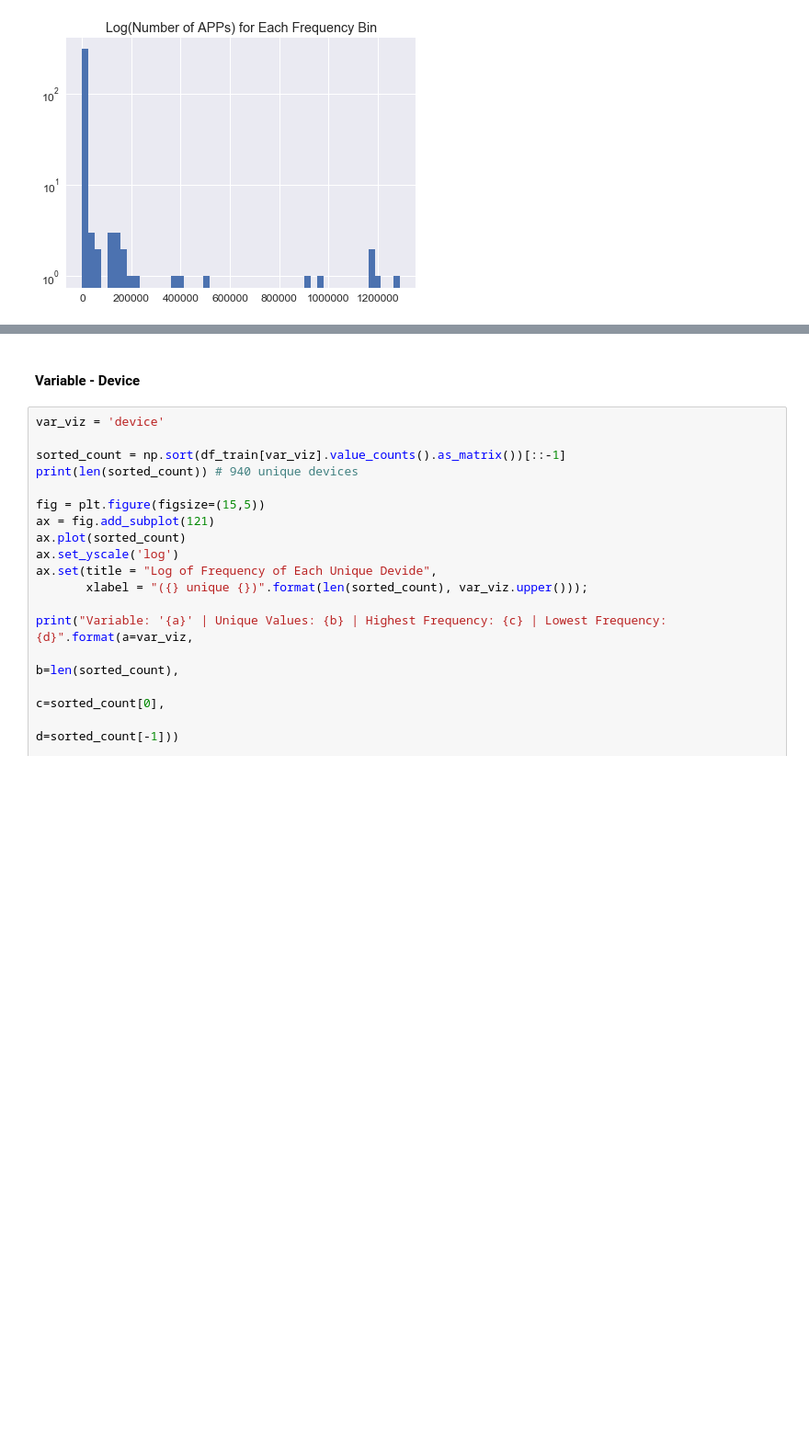
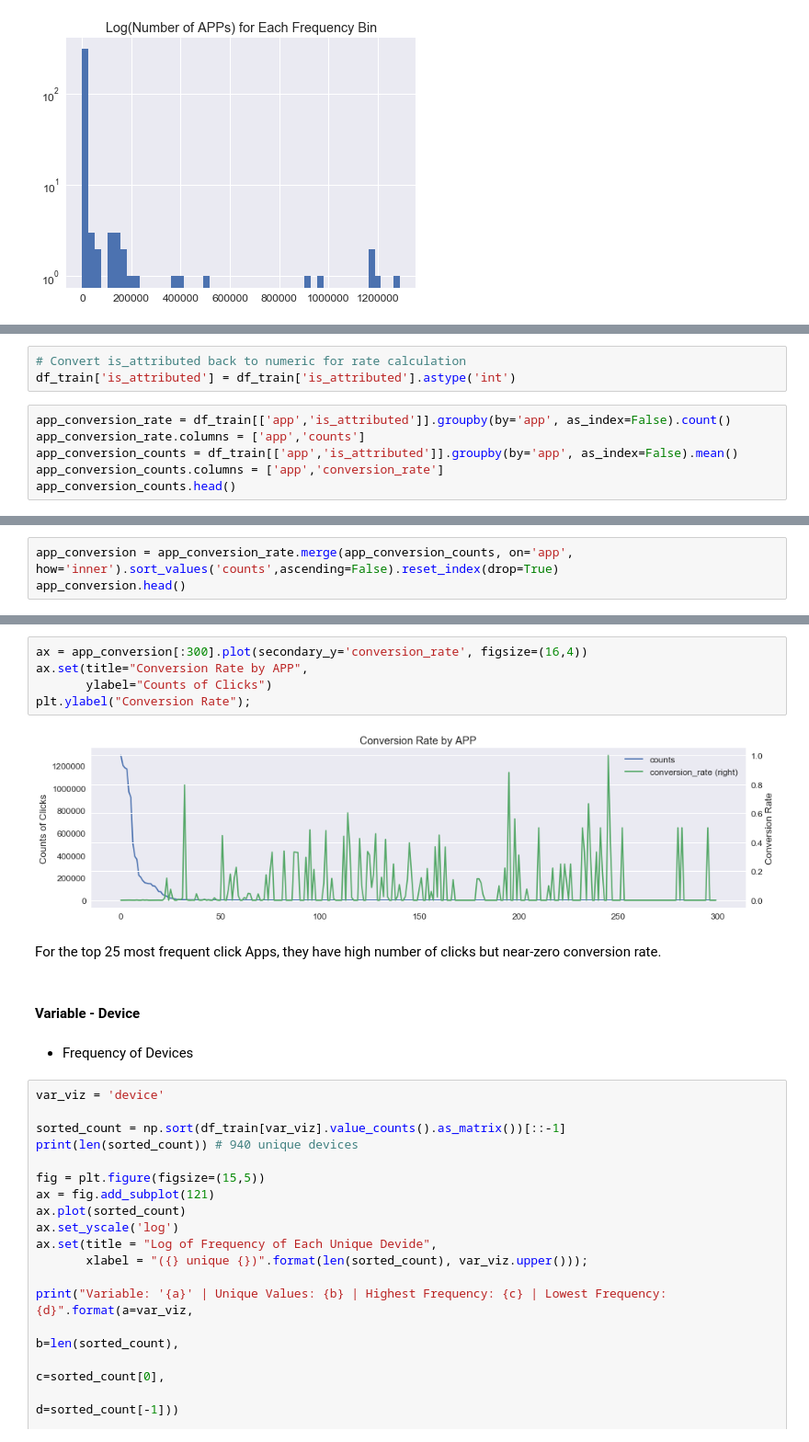
Before and after one commit to linicole/kaggle, a Jupyter notebook: TalkingData_AdTracking/data_preview.ipynb, the cells around one changed output, grey strips where cells are left out. Shown: that part at 92% size. Saved outputs shown, nothing was run; the diff lists cells and outputs as text; blank space fills up the shorter version.

```diff
--- a/TalkingData_AdTracking/data_preview.ipynb
+++ b/TalkingData_AdTracking/data_preview.ipynb
@@ -306,0 +332,9 @@ The majority of APPs only have 1 frequency and some could get frequency larger t
+# %%
+# Convert is_attributed back to numeric for rate calculation
+df_train['is_attributed'] = df_train['is_attributed'].astype('int')
+# %%
+app_conversion_rate = df_train[['app','is_attributed']].groupby(by='app', as_index=False).count()
+app_conversion_rate.columns = ['app','counts']
+app_conversion_counts = df_train[['app','is_attributed']].groupby(by='app', as_index=False).mean()
+app_conversion_counts.columns = ['app','conversion_rate']
+app_conversion_counts.head()
@@ -306,0 +348,3 @@ The majority of APPs only have 1 frequency and some could get frequency larger t
+# %%
+app_conversion = app_conversion_rate.merge(app_conversion_counts, on='app', how='inner').sort_values('counts',ascending=False).reset_index(drop=True)
+app_conversion.head()
@@ -307,5 +361,16 @@ The majority of APPs only have 1 frequency and some could get frequency larger t
+# %%
+ax = app_conversion[:300].plot(secondary_y='conversion_rate', figsize=(16,4))
+ax.set(title="Conversion Rate by APP",
+       ylabel="Counts of Clicks")
+plt.ylabel("Conversion Rate");
+# %% [output]
+[figure, added]
+# %% [markdown]
+For the top 25 most frequent click Apps, they have high number of clicks but near-zero conversion rate.
 # %% [markdown]
 #### Variable - Device
+# %% [markdown]
+* Frequency of Devices
 # %%
 var_viz = 'device'
 
```
Also changed, not shown: parts of 43 cells of this notebook.
